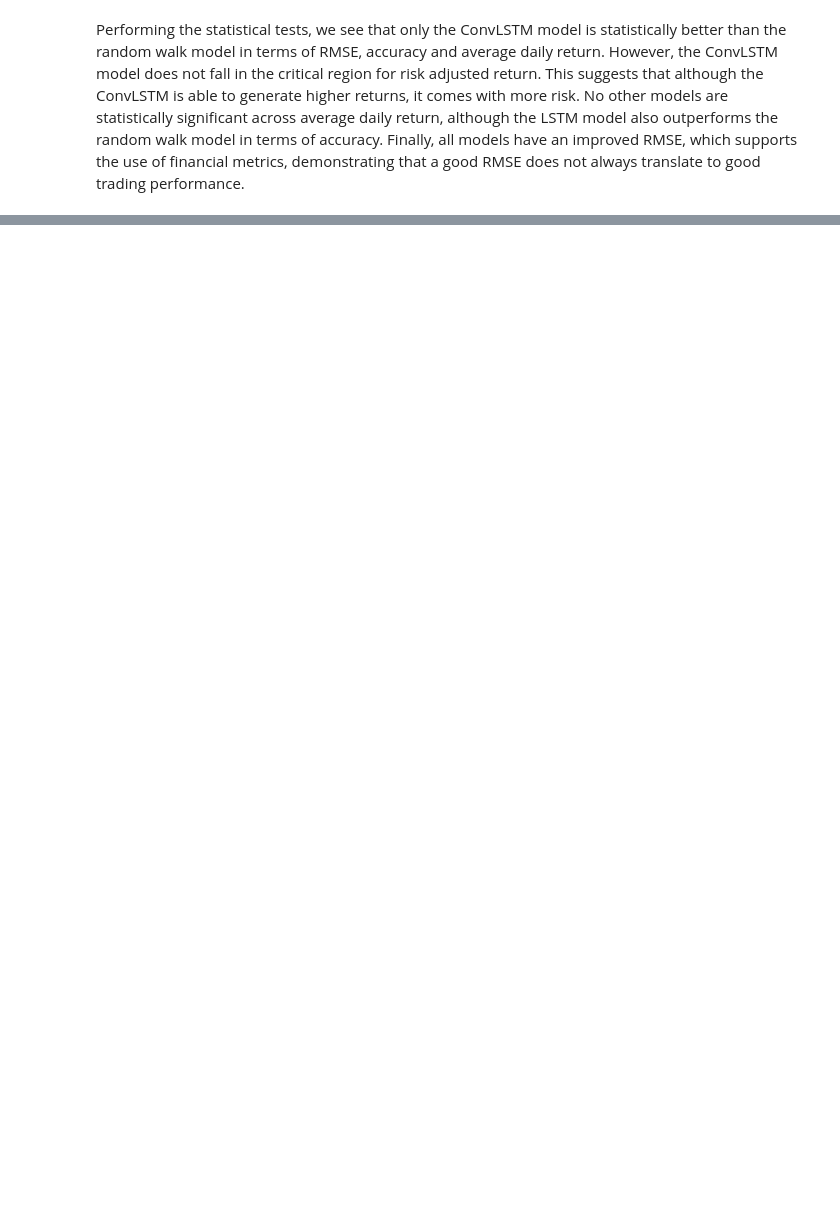
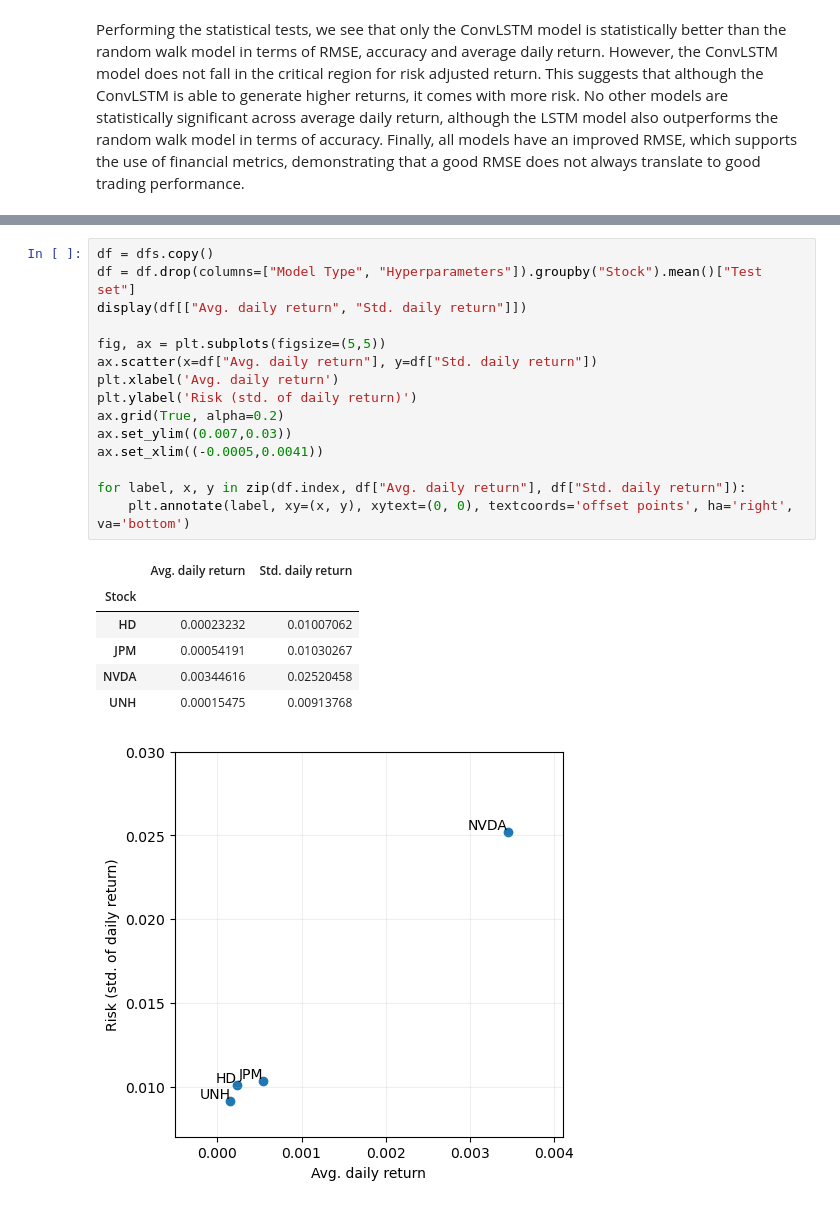
Before and after one commit to luo-simon/stock-predictions, a Jupyter notebook: notebooks/results.ipynb, the cells around one changed output, grey strips where cells are left out. Drawn from its saved outputs; the diff is of its cells as text; blank space fills up the shorter version.

```diff
--- a/notebooks/results.ipynb
+++ b/notebooks/results.ipynb
@@ -254,0 +285,23 @@ Performing the statistical tests, we see that only the ConvLSTM model is statist
+# %%
+df = dfs.copy()
+df = df.drop(columns=["Model Type", "Hyperparameters"]).groupby("Stock").mean()["Test set"]
+display(df[["Avg. daily return", "Std. daily return"]])
+
+fig, ax = plt.subplots(figsize=(5,5))
+ax.scatter(x=df["Avg. daily return"], y=df["Std. daily return"])
+plt.xlabel('Avg. daily return')
+plt.ylabel('Risk (std. of daily return)')
+ax.grid(True, alpha=0.2)
+ax.set_ylim((0.007,0.03))
+ax.set_xlim((-0.0005,0.0041))
+
+for label, x, y in zip(df.index, df["Avg. daily return"], df["Std. daily return"]):
+    plt.annotate(label, xy=(x, y), xytext=(0, 0), textcoords='offset points', ha='right', va='bottom')
+# %% [output]
+|  | Avg. daily return | Std. daily return |
+| Stock |  |  |
+| HD | 0.00023232 | 0.01007062 |
+| JPM | 0.00054191 | 0.01030267 |
+| NVDA | 0.00344616 | 0.02520458 |
+| UNH | 0.00015475 | 0.00913768 |
+[figure, added]
```
Also changed, not shown: parts of 6 cells of this notebook, 22 other files.
